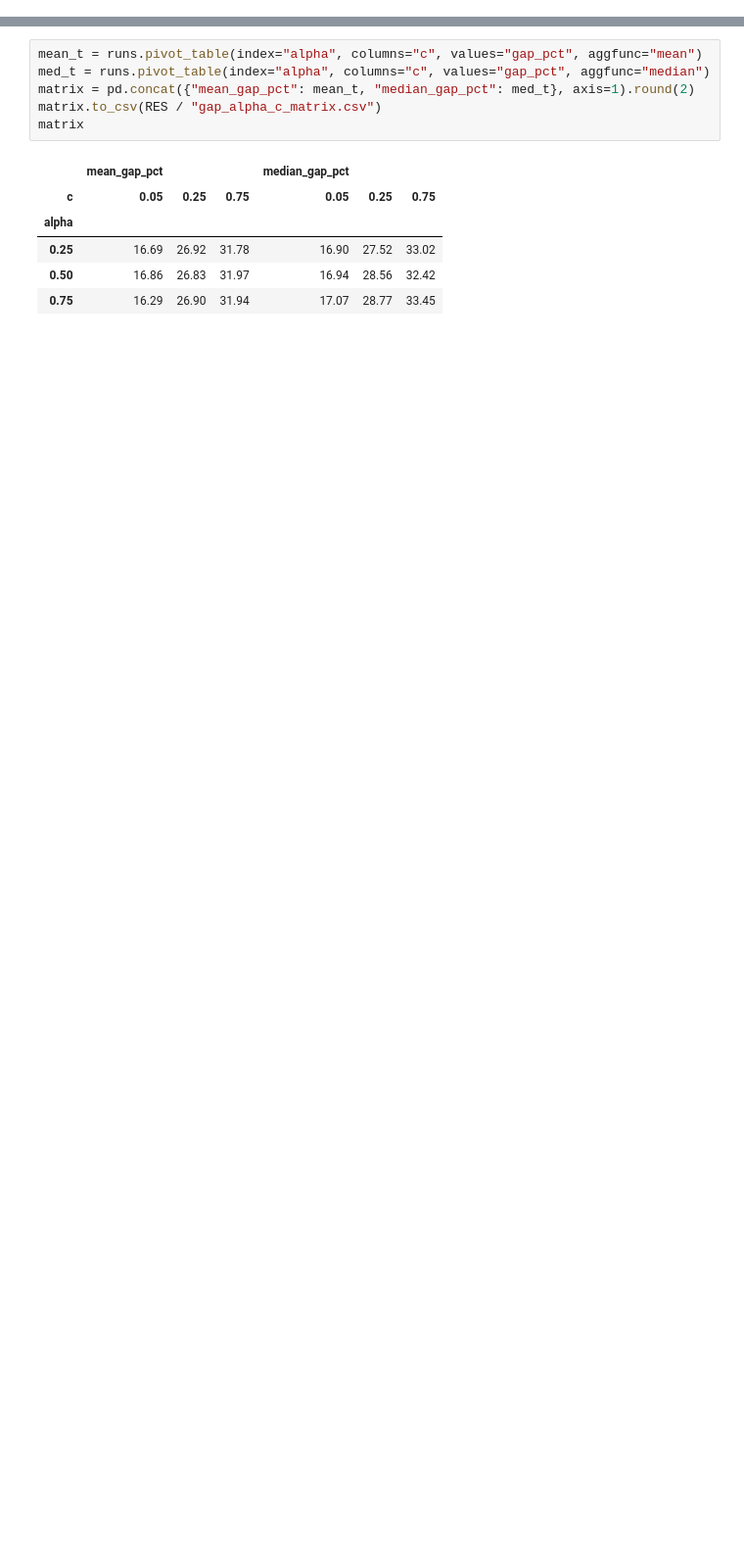
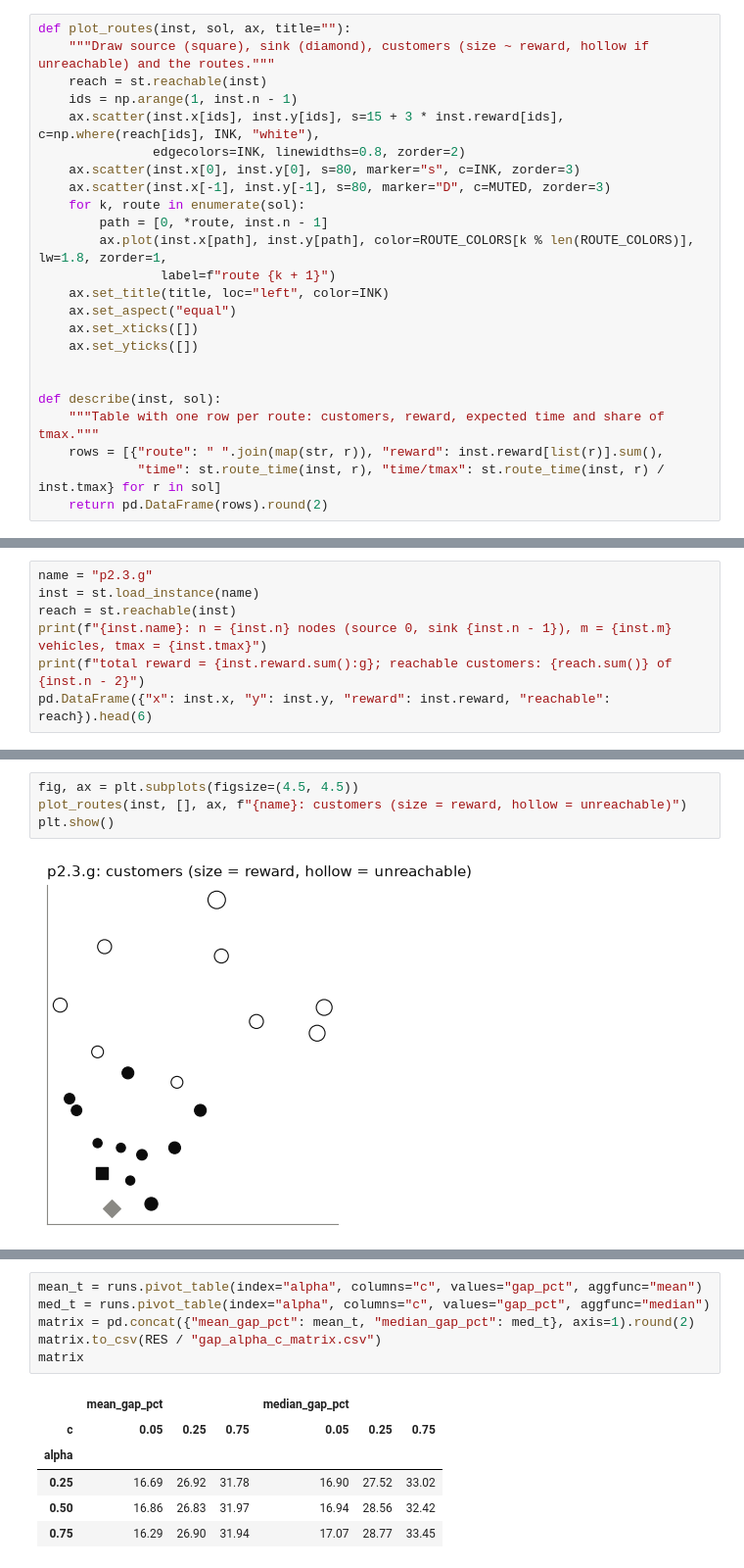
Before and after one commit to Inurria979/Heuristic-Algorithms-in-Transport-and-Finance, a Jupyter notebook: simTOP/src/analysis.ipynb, the cells around one changed output, grey strips where cells are left out. Shown at 98% size. Drawn from its saved outputs; the diff is of its cells as text; blank space fills up the shorter version.

```diff
--- a/simTOP/src/analysis.ipynb
+++ b/simTOP/src/analysis.ipynb
@@ -4,0 +64,24 @@ Gap = 100 (BKS - exp_reward) / BKS, with BKS the best-known solution of the Chao
+# %%
+def plot_routes(inst, sol, ax, title=""):
+    """Draw source (square), sink (diamond), customers (size ~ reward, hollow if unreachable) and the routes."""
+    reach = st.reachable(inst)
+    ids = np.arange(1, inst.n - 1)
+    ax.scatter(inst.x[ids], inst.y[ids], s=15 + 3 * inst.reward[ids], c=np.where(reach[ids], INK, "white"),
+               edgecolors=INK, linewidths=0.8, zorder=2)
+    ax.scatter(inst.x[0], inst.y[0], s=80, marker="s", c=INK, zorder=3)
+    ax.scatter(inst.x[-1], inst.y[-1], s=80, marker="D", c=MUTED, zorder=3)
+    for k, route in enumerate(sol):
+        path = [0, *route, inst.n - 1]
+        ax.plot(inst.x[path], inst.y[path], color=ROUTE_COLORS[k % len(ROUTE_COLORS)], lw=1.8, zorder=1,
+                label=f"route {k + 1}")
+    ax.set_title(title, loc="left", color=INK)
+    ax.set_aspect("equal")
+    ax.set_xticks([])
+    ax.set_yticks([])
+
+
+def describe(inst, sol):
+    """Table with one row per route: customers, reward, expected time and share of tmax."""
+    rows = [{"route": " ".join(map(str, r)), "reward": inst.reward[list(r)].sum(),
+             "time": st.route_time(inst, r), "time/tmax": st.route_time(inst, r) / inst.tmax} for r in sol]
+    return pd.DataFrame(rows).round(2)
@@ -4,0 +180,7 @@ Gap = 100 (BKS - exp_reward) / BKS, with BKS the best-known solution of the Chao
+# %%
+name = "p2.3.g"
+inst = st.load_instance(name)
+reach = st.reachable(inst)
+print(f"{inst.name}: n = {inst.n} nodes (source 0, sink {inst.n - 1}), m = {inst.m} vehicles, tmax = {inst.tmax}")
+print(f"total reward = {inst.reward.sum():g}; reachable customers: {reach.sum()} of {inst.n - 2}")
+pd.DataFrame({"x": inst.x, "y": inst.y, "reward": inst.reward, "reachable": reach}).head(6)
@@ -4,0 +197,6 @@ Gap = 100 (BKS - exp_reward) / BKS, with BKS the best-known solution of the Chao
+# %%
+fig, ax = plt.subplots(figsize=(4.5, 4.5))
+plot_routes(inst, [], ax, f"{name}: customers (size = reward, hollow = unreachable)")
+plt.show()
+# %% [output]
+[figure, added]
```
Also changed, not shown: parts of 69 cells of this notebook, 34 other files.
